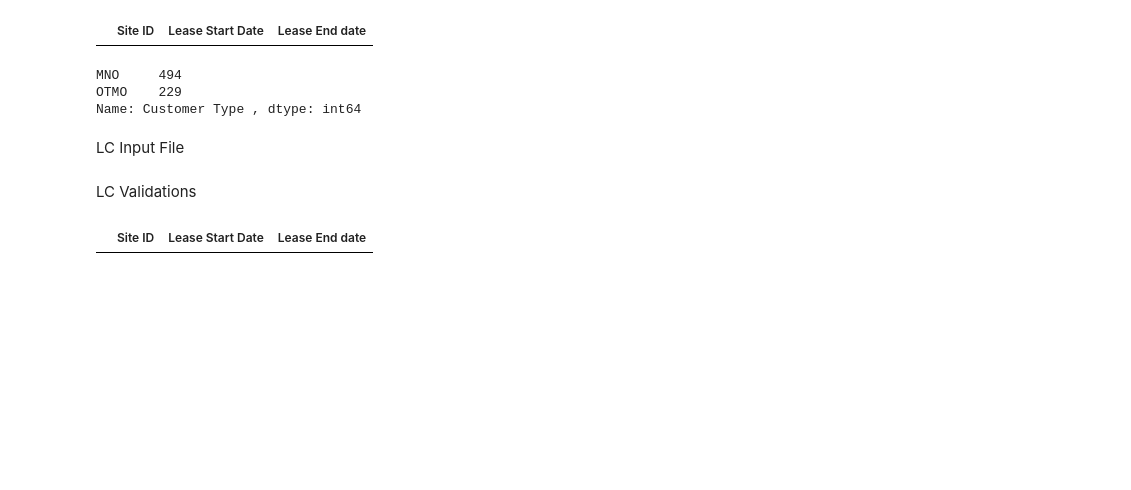
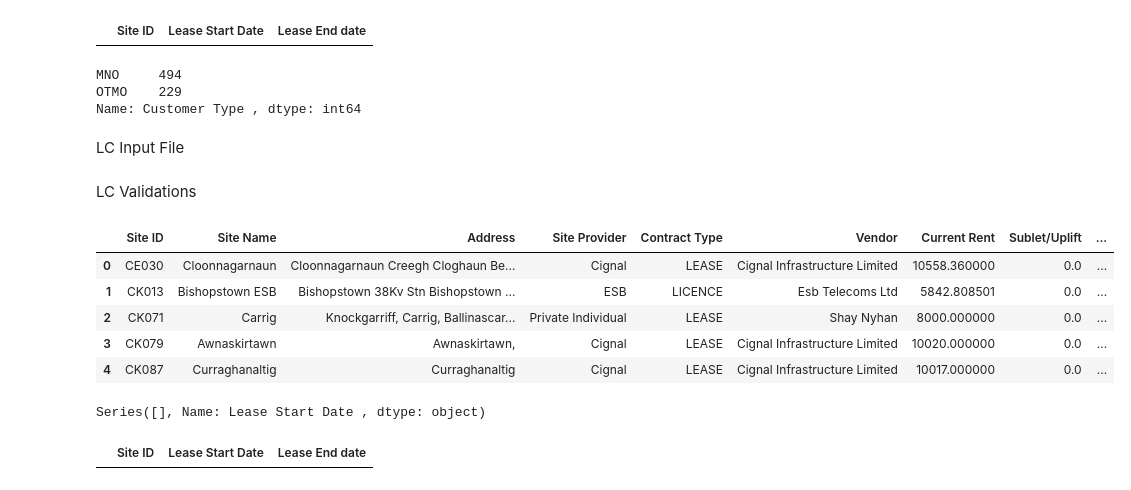
Before and after one commit to emerenan/xlsx_validation, a Jupyter notebook: ie_validations.ipynb, the cells around one changed output. Saved outputs shown, nothing was run; the diff lists cells and outputs as text; code cells hidden in the pictures; blank space fills up the shorter version.

```diff
--- a/ie_validations.ipynb
+++ b/ie_validations.ipynb
@@ -1510,7 +1065,7 @@ def read_files(path, sheetname,col_name, n_skiprows, n_skip_columns, site_index,
         for column in columns:
             if format == 'mix':
                 df[column] = [date_obj.strftime(type_date) if not pd.isnull(date_obj) \
-                            and not isinstance(date_obj, str) else date_obj for date_obj in df[column]]
+                            and not isinstance(date_obj, str) else '' for date_obj in df[column]]
                 df[column] = df[column].astype(str)
             else:
                 df[column] = [date_obj.strftime(type_date) if not pd.isnull(date_obj) else '' for date_obj in df[column]]
@@ -1627,7 +1182,7 @@ def read_files(path, sheetname,col_name, n_skiprows, n_skip_columns, site_index,
         for column in columns:
             if format == 'mix':
                 df[column] = [date_obj.strftime(type_date) if not pd.isnull(date_obj) \
-                            and not isinstance(date_obj, str) else date_obj for date_obj in df[column]]
+                            and not isinstance(date_obj, str) else '' for date_obj in df[column]]
                 df[column] = df[column].astype(str)
             else:
                 df[column] = [date_obj.strftime(type_date) if not pd.isnull(date_obj) else '' for date_obj in df[column]]
@@ -1643,30 +1198,40 @@ def read_files(path, sheetname,col_name, n_skiprows, n_skip_columns, site_index,
         df[col] = df[col].astype(int).apply(lambda x: f'{x:,}')
     df = replace_values(df, cols_int, 0)
     for col in cols_int:
         df[col] = df[col].fillna(0)
         df[col] = df[col].astype(int)
     df = df.fillna('')
     df = replace_values(df, bill_cols)
     date_parser(df, cols_date, format, type_date)
     # define the entiry columns which doesn't have NaN
     return df
 lc_ord = ["Site ID ","Site Name ","Address ","Site Provider","Contract Type","Vendor"," Current Rent  ",\
           " Sublet/Uplift "," Total Rent ","Misc Fees ","Sublet Clause ","Conditions ","Uplift for Sublet ",\
           "Lease Start Date ","Lease End date ","Right to Renew ","End of Renewal Period ","Payment Terms ",\
           "Payment Frequency","Rent Review ","Fixed Increase ","Indexation Driver","CPI/Increase Type",\
           "Percentage","Increase Frequency","Increase date","VAT Subject","VAT","Termination date ","Observations"]
 interger = []#'Increase frequency'
 amount = []#" Current Rent  "," Total Rent "
 ta_bill_cols = ["Site ID ",\
                 "Lease Start Date ","Lease End date "]
 dates = ["Lease Start Date ","Lease End date ", "Increase date"]
 path='/content/TowerDB_Ireland_20210630 v1.xlsx'
 sheet_lc='LC_Input_Ireland_20210630'
 #(path, sheetname,col_name, n_skiprows, n_skip_columns, site_index, cols_date, cols_int,\
                #cols_amount, bill_cols, format='mix', type_date="%d/%m/%Y")
 lc = read_files(path, sheet_lc,lc_ord, 0, 0, "Site ID ", dates, interger,amount, ta_bill_cols)
 #lc["Uplift for Sublet "] = [re.sub('^€', '', str(x)) for x in lc["Uplift for Sublet "]]
 #lc["Uplift for Sublet "] = lc["Uplift for Sublet "].replace('-', '')
 lc["VAT"] = lc["VAT"].replace(0.23, '23%')
 lc.loc[lc["Percentage"]==1, "Percentage"] = '100%'
+lc.loc[lc["Lease Start Date "]=='NaT', "Lease Start Date "] = '100%'
+#lc.loc[lc["Lease Start Date "]=='NaT', "Lease Start Date "] = ''
+#lc.loc[lc["Lease End date "]=='NaT', "Lease End date "] = ''
 lc.head()
+# %% [output]
+|  | Site ID | Site Name | Address | Site Provider | Contract Type | Vendor | Current Rent | Sublet/Uplift | ... |
+| 0 | CE030 | Cloonnagarnaun | Cloonnagarnaun Creegh Cloghaun Be... | Cignal | LEASE | Cignal Infrastructure Limited | 10558.360000 | 0.0 | ... |
+| 1 | CK013 | Bishopstown ESB | Bishopstown 38Kv Stn Bishopstown ... | ESB | LICENCE | Esb Telecoms Ltd | 5842.808501 | 0.0 | ... |
+| 2 | CK071 | Carrig | Knockgarriff, Carrig, Ballinascar... | Private Individual | LEASE | Shay Nyhan | 8000.000000 | 0.0 | ... |
+| 3 | CK079 | Awnaskirtawn | Awnaskirtawn, | Cignal | LEASE | Cignal Infrastructure Limited | 10020.000000 | 0.0 | ... |
+| 4 | CK087 | Curraghanaltig | Curraghanaltig | Cignal | LEASE | Cignal Infrastructure Limited | 10017.000000 | 0.0 | ... |
@@ -1675,3 +1238,7 @@ lc["Uplift for Sublet "].value_counts()
+# %%
+lc.loc[lc["Lease Start Date "]=='NaT', "Lease Start Date "]
+# %% [output]
+Series([], Name: Lease Start Date , dtype: object)
 # %%
 lc.to_csv('/content/LC_Input_Ireland_20210831.csv', index=False)
 # %%
```
Also changed, not shown: parts of 22 cells of this notebook.
